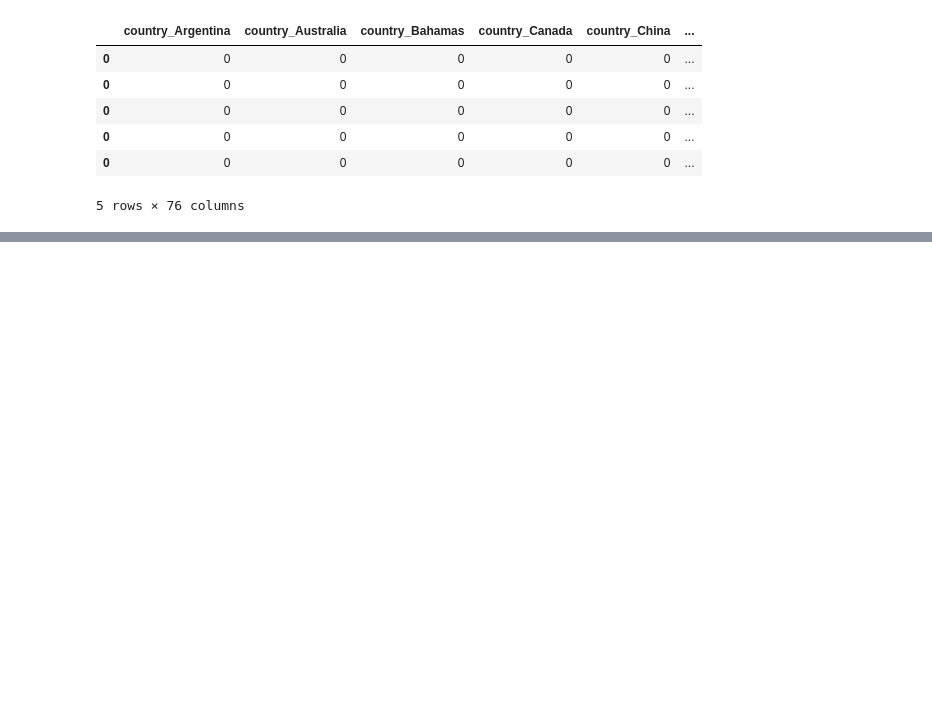
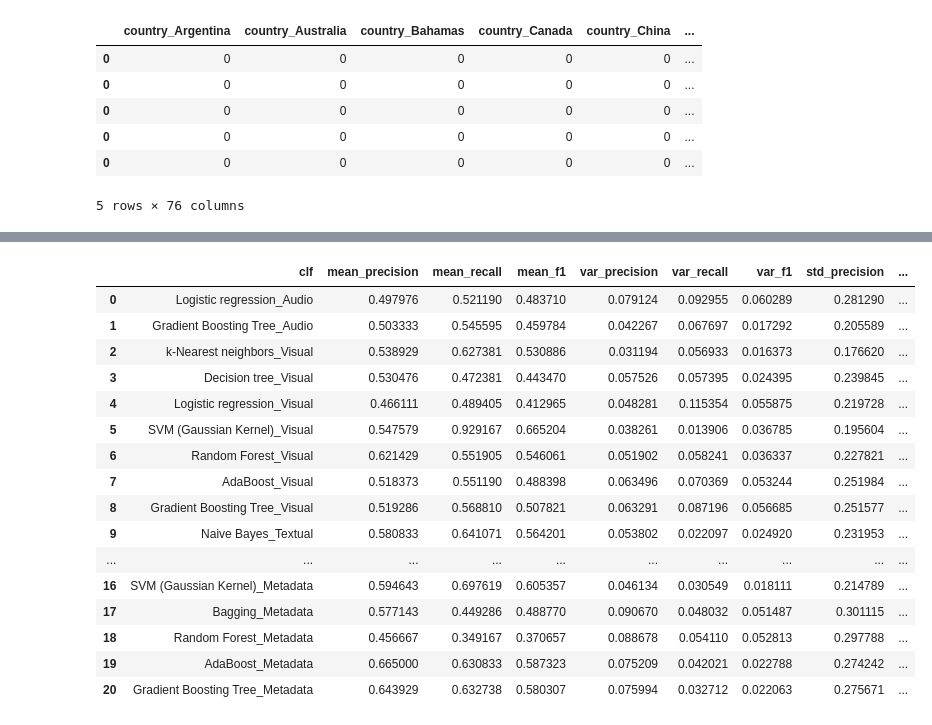
Before and after one commit to freecraver/tud_mmc_eval, a Jupyter notebook: TUD-MMC.ipynb, the cells around one changed output, grey strips where cells are left out. Saved outputs shown, nothing was run; the diff lists cells and outputs as text; code cells hidden in the pictures; blank space fills up the shorter version.

```diff
--- a/TUD-MMC.ipynb
+++ b/TUD-MMC.ipynb
@@ -36,7 +36,7 @@ df_base_train = pd.read_csv(train_entries_path)
 df_base_train = df_base_train[df_base_train['file_name'] != '2_States'] # remove invalid entry
 df_base_train.reset_index(inplace=True, drop=True)
 df_base_train.sort_values(by='file_name', inplace=True)
-df_targets_train = df_base_train['goodforairplanes'].astype(str)
+df_targets_train = df_base_train['goodforairplanes'].astype(int)
 df_base_train.head(5)
 # %% [output]
 |  | movie_name | file_name | goodforairplanes |
@@ -466,3 +510,23 @@ ow.df_score_test[0]
+# %%
+ow.df_score_stats
+# %% [output]
+|  | clf | mean_precision | mean_recall | mean_f1 | var_precision | var_recall | var_f1 | std_precision | ... |
+| 0 | Logistic regression_Audio | 0.497976 | 0.521190 | 0.483710 | 0.079124 | 0.092955 | 0.060289 | 0.281290 | ... |
+| 1 | Gradient Boosting Tree_Audio | 0.503333 | 0.545595 | 0.459784 | 0.042267 | 0.067697 | 0.017292 | 0.205589 | ... |
+| 2 | k-Nearest neighbors_Visual | 0.538929 | 0.627381 | 0.530886 | 0.031194 | 0.056933 | 0.016373 | 0.176620 | ... |
+| 3 | Decision tree_Visual | 0.530476 | 0.472381 | 0.443470 | 0.057526 | 0.057395 | 0.024395 | 0.239845 | ... |
+| 4 | Logistic regression_Visual | 0.466111 | 0.489405 | 0.412965 | 0.048281 | 0.115354 | 0.055875 | 0.219728 | ... |
+| 5 | SVM (Gaussian Kernel)_Visual | 0.547579 | 0.929167 | 0.665204 | 0.038261 | 0.013906 | 0.036785 | 0.195604 | ... |
+| 6 | Random Forest_Visual | 0.621429 | 0.551905 | 0.546061 | 0.051902 | 0.058241 | 0.036337 | 0.227821 | ... |
+| 7 | AdaBoost_Visual | 0.518373 | 0.551190 | 0.488398 | 0.063496 | 0.070369 | 0.053244 | 0.251984 | ... |
+| 8 | Gradient Boosting Tree_Visual | 0.519286 | 0.568810 | 0.507821 | 0.063291 | 0.087196 | 0.056685 | 0.251577 | ... |
+| 9 | Naive Bayes_Textual | 0.580833 | 0.641071 | 0.564201 | 0.053802 | 0.022097 | 0.024920 | 0.231953 | ... |
+| ... | ... | ... | ... | ... | ... | ... | ... | ... | ... |
+| 16 | SVM (Gaussian Kernel)_Metadata | 0.594643 | 0.697619 | 0.605357 | 0.046134 | 0.030549 | 0.018111 | 0.214789 | ... |
+| 17 | Bagging_Metadata | 0.577143 | 0.449286 | 0.488770 | 0.090670 | 0.048032 | 0.051487 | 0.301115 | ... |
+| 18 | Random Forest_Metadata | 0.456667 | 0.349167 | 0.370657 | 0.088678 | 0.054110 | 0.052813 | 0.297788 | ... |
+| 19 | AdaBoost_Metadata | 0.665000 | 0.630833 | 0.587323 | 0.075209 | 0.042021 | 0.022788 | 0.274242 | ... |
+| 20 | Gradient Boosting Tree_Metadata | 0.643929 | 0.632738 | 0.580307 | 0.075994 | 0.032712 | 0.022063 | 0.275671 | ... |
 # %%
 ow.df_res_all[0]
 # %% [output]
```
Also changed, not shown: parts of 6 cells of this notebook.
